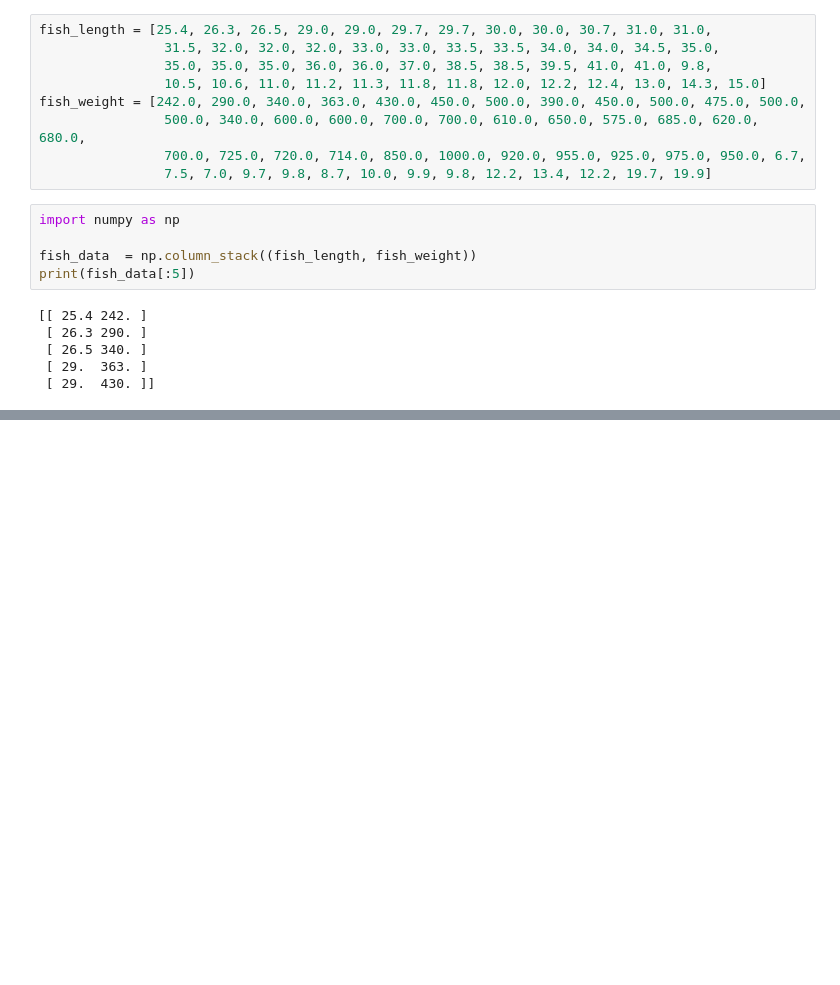
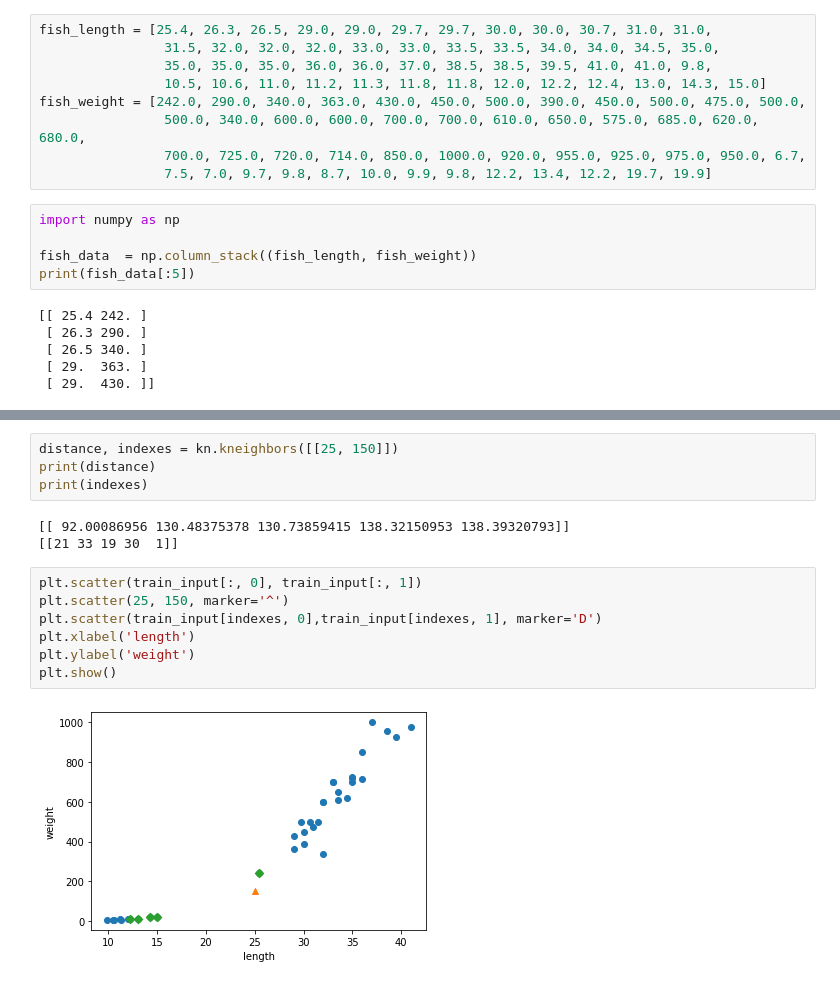
Before and after one commit to Frankensosege/MachineLearning, a Jupyter notebook: 2_02_Data_Preprocessing.ipynb, the cells around one changed output, grey strips where cells are left out. Drawn from its saved outputs; the diff is of its cells as text; blank space fills up the shorter version.

```diff
--- a/2_02_Data_Preprocessing.ipynb
+++ b/2_02_Data_Preprocessing.ipynb
@@ -33,0 +65,16 @@ train_input, test_input, train_target, test_target = train_test_split(fish_data,
+# %%
+distance, indexes = kn.kneighbors([[25, 150]])
+print(distance)
+print(indexes)
+# %% [output]
+[[ 92.00086956 130.48375378 130.73859415 138.32150953 138.39320793]]
+[[21 33 19 30  1]]
+# %%
+plt.scatter(train_input[:, 0], train_input[:, 1])
+plt.scatter(25, 150, marker='^')
+plt.scatter(train_input[indexes, 0],train_input[indexes, 1], marker='D')
+plt.xlabel('length')
+plt.ylabel('weight')
+plt.show()
+# %% [output]
+[figure, added]
```
Also changed, not shown: parts of 20 cells of this notebook.
